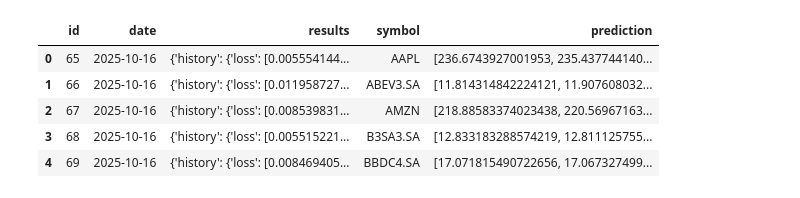
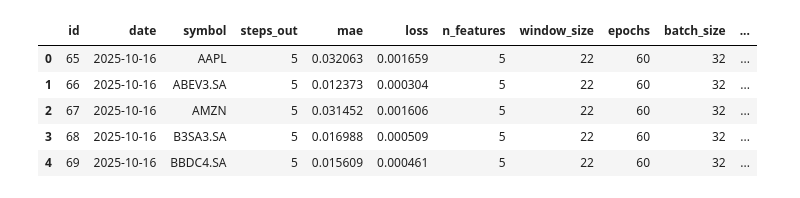
Before and after one commit to matheusff1/back-gnosis-api, a Jupyter notebook: gnosis/notebooks/read-db.ipynb, the cells around one changed output. Saved outputs shown, nothing was run; the diff lists cells and outputs as text; code cells hidden in the pictures.

```diff
--- a/gnosis/notebooks/read-db.ipynb
+++ b/gnosis/notebooks/read-db.ipynb
@@ -102,16 +105,23 @@ ptr4.tail()
 # %%
 async def get_predictiondata_df():
-    qs = await sync_to_async(list)(Prediction.objects.all().values())
+    qs = await sync_to_async(list)(
+        Prediction.objects.values(
+            'id', 'date', 'symbol', 'steps_out',
+            'mae', 'loss', 'n_features',
+            'window_size', 'epochs', 'batch_size', 'scaler_type',
+            asset_symbol=F('asset__symbol'),
+        )
+    )
     return pd.DataFrame(qs)
 
 df_prediction = await get_predictiondata_df()
 df_prediction.head()
 # %% [output]
-|  | id | date | results | symbol | prediction |
-| 0 | 65 | 2025-10-16 | {'history': {'loss': [0.005554144... | AAPL | [236.6743927001953, 235.437744140... |
-| 1 | 66 | 2025-10-16 | {'history': {'loss': [0.011958727... | ABEV3.SA | [11.814314842224121, 11.907608032... |
-| 2 | 67 | 2025-10-16 | {'history': {'loss': [0.008539831... | AMZN | [218.88583374023438, 220.56967163... |
-| 3 | 68 | 2025-10-16 | {'history': {'loss': [0.005515221... | B3SA3.SA | [12.833183288574219, 12.811125755... |
-| 4 | 69 | 2025-10-16 | {'history': {'loss': [0.008469405... | BBDC4.SA | [17.071815490722656, 17.067327499... |
+|  | id | date | symbol | steps_out | mae | loss | n_features | window_size | epochs | batch_size | ... |
+| 0 | 65 | 2025-10-16 | AAPL | 5 | 0.032063 | 0.001659 | 5 | 22 | 60 | 32 | ... |
+| 1 | 66 | 2025-10-16 | ABEV3.SA | 5 | 0.012373 | 0.000304 | 5 | 22 | 60 | 32 | ... |
+| 2 | 67 | 2025-10-16 | AMZN | 5 | 0.031452 | 0.001606 | 5 | 22 | 60 | 32 | ... |
+| 3 | 68 | 2025-10-16 | B3SA3.SA | 5 | 0.016988 | 0.000509 | 5 | 22 | 60 | 32 | ... |
+| 4 | 69 | 2025-10-16 | BBDC4.SA | 5 | 0.015609 | 0.000461 | 5 | 22 | 60 | 32 | ... |
 # %%
 wege3_pred = df_prediction[df_prediction['symbol'] == 'WEGE3.SA']
```
Also changed, not shown: parts of 25 cells of this notebook, 51 other files.
